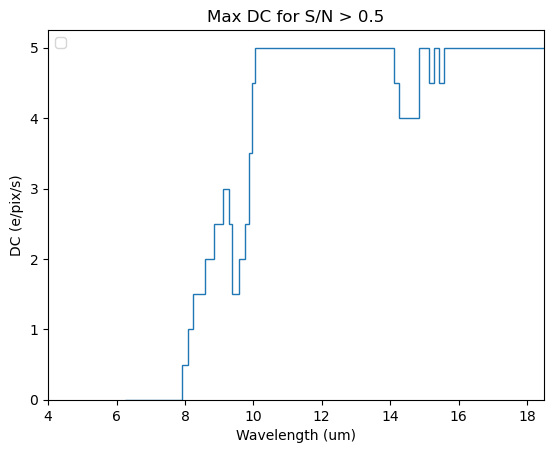
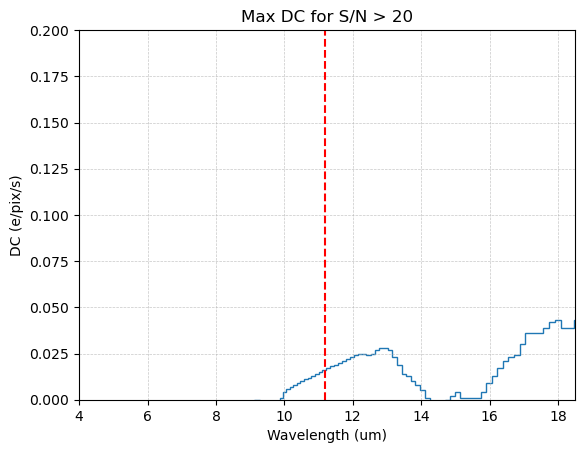
The change to this notebook cell's code, shown as a diff; its figure went from the first image to the second:
--- before
+++ after
@@ -2,5 +2,5 @@
 # (wavelength, DC, QE)
 
-s2n_min = 0.5
+s2n_min = 10.
 qe_idx = 0
 snr_2d_at_qe = snr_cube[:, :, qe_idx]          # shape (n_wavel, n_dc)
@@ -20,10 +20,14 @@
     edges=cube.wavel_bin_edges
     )
+plt.grid(which="both", linestyle="--", linewidth=0.5, alpha=0.7)
+plt.axvline(x=11.2, color='red', linestyle='--')
 plt.xlim(4, 18.5)
+plt.ylim(0, 0.2)
 plt.xlabel("Wavelength (um)")
 plt.ylabel("DC (e/pix/s)")
 plt.title("Max DC for S/N > {:.2g} (at QE={:.2g})".format(s2n_min, cube.qe_values[qe_idx]) if hasattr(cube, 'qe_values') else "Max DC for S/N > {:.2g}".format(s2n_min))
-plt.legend()
-plt.show()
+#plt.legend()
+#plt.show()
+plt.savefig('/Users/eckhartspalding/Downloads/junk_max_dc_vs_wavelength.pdf')
 
 

Commit: string formatting changes